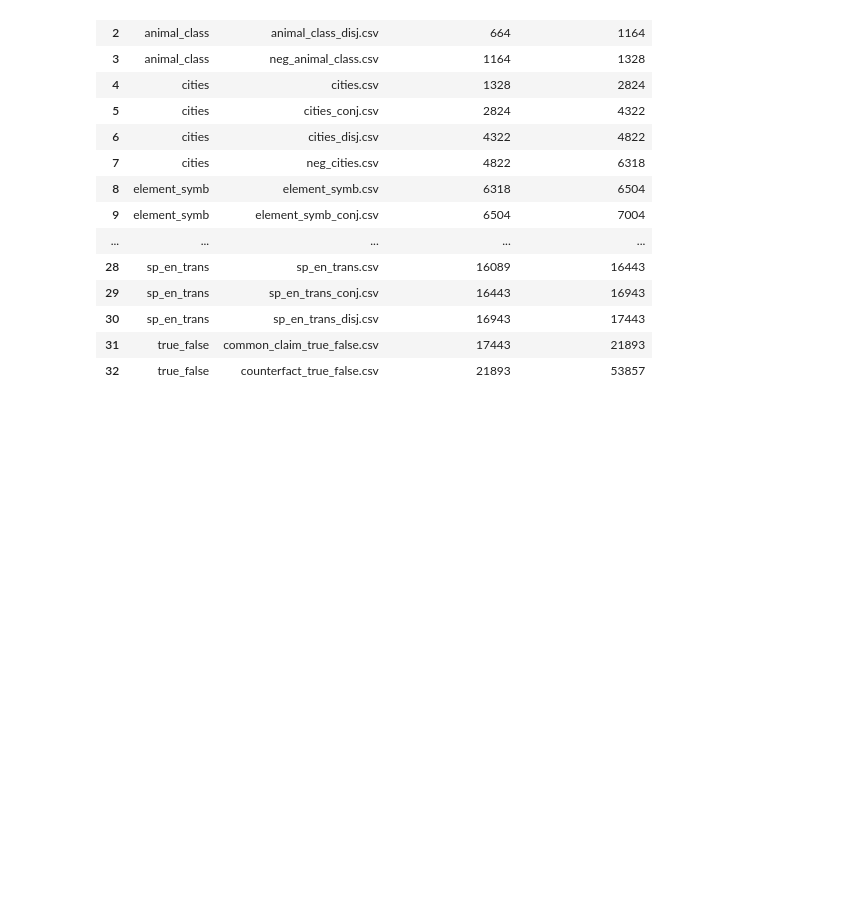
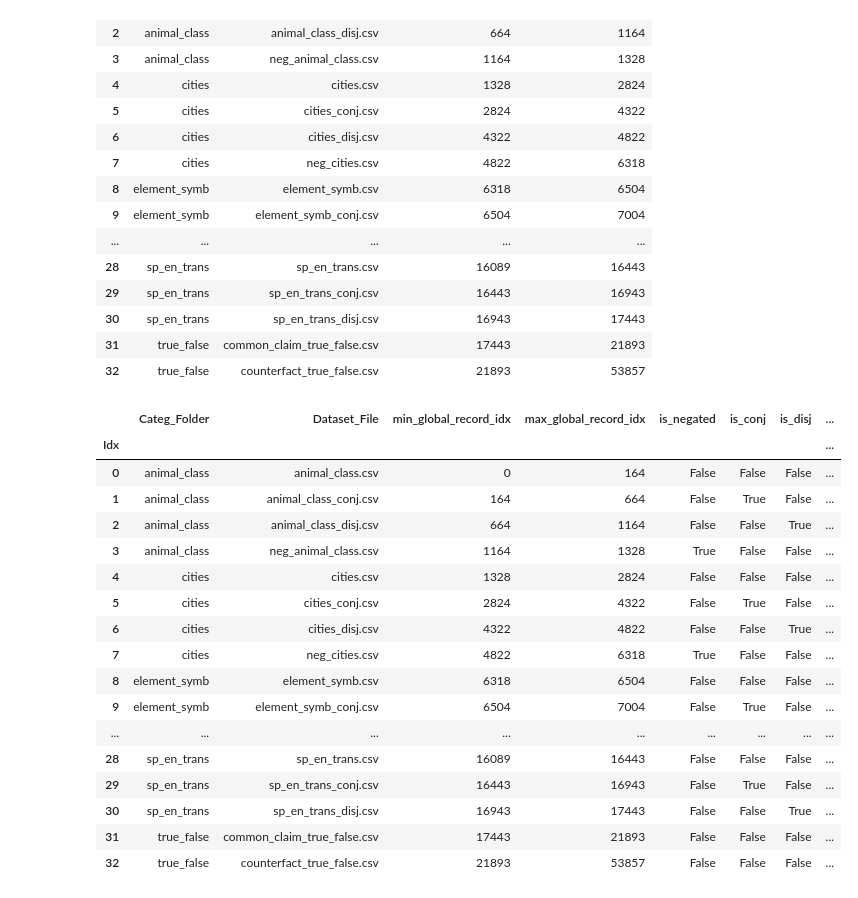
Before and after one commit to BareBeaverBat/TruthIsUniversalInPhi3_5, a Jupyter notebook: create_data_index.ipynb, the cells around one changed output. Saved outputs shown, nothing was run; the diff lists cells and outputs as text; code cells hidden in the pictures; blank space fills up the shorter version.

Commit message:
add explicit tracking of dataset attributes
in index

```diff
--- a/create_data_index.ipynb
+++ b/create_data_index.ipynb
@@ -132,3 +132,40 @@ for (idx, categ_folder_nm, dset_file_nm, _, _) in dset_folder_file_names_df.iter
         for index, row in curr_dset_df.iterrows():
             if row['statement'][-1] not in [".", "!", "?"]:
                 print(f"WARNING- in category {categ_folder_nm}, dataset {dset_file_nm}'s {index}th row has value with no period at the end: {row['statement']}")
+# %%
+dset_folder_file_names_df["is_negated"] = False
+dset_folder_file_names_df["is_conj"] = False
+dset_folder_file_names_df["is_disj"] = False
+#"is_other" refers to the "other" types of categories, the ones that don't have the simple "positive-negative-conjunction-disjunction" structure of dataset variants
+dset_folder_file_names_df["is_other"] = False
+# %%
+for (idx, categ_folder_nm, dset_file_nm, _,_,_,_,_,_) in dset_folder_file_names_df.itertuples():
+    if categ_folder_nm in ["real_world_scenarios", "relative_comparison", "true_false"]:
+        dset_folder_file_names_df.at[idx, 'is_other'] = True
+    elif dset_file_nm.startswith("neg_"):
+        dset_folder_file_names_df.at[idx, 'is_negated'] = True
+    elif dset_file_nm.endswith("_conj.csv"):
+        dset_folder_file_names_df.at[idx, 'is_conj'] = True
+    elif dset_file_nm.endswith("_disj.csv"):
+        dset_folder_file_names_df.at[idx, 'is_disj'] = True
+# %%
+dset_folder_file_names_df
+# %% [output]
+|  | Categ_Folder | Dataset_File | min_global_record_idx | max_global_record_idx | is_negated | is_conj | is_disj | ... |
+| Idx |  |  |  |  |  |  |  | ... |
+| 0 | animal_class | animal_class.csv | 0 | 164 | False | False | False | ... |
+| 1 | animal_class | animal_class_conj.csv | 164 | 664 | False | True | False | ... |
+| 2 | animal_class | animal_class_disj.csv | 664 | 1164 | False | False | True | ... |
+| 3 | animal_class | neg_animal_class.csv | 1164 | 1328 | True | False | False | ... |
+| 4 | cities | cities.csv | 1328 | 2824 | False | False | False | ... |
+| 5 | cities | cities_conj.csv | 2824 | 4322 | False | True | False | ... |
+| 6 | cities | cities_disj.csv | 4322 | 4822 | False | False | True | ... |
+| 7 | cities | neg_cities.csv | 4822 | 6318 | True | False | False | ... |
+| 8 | element_symb | element_symb.csv | 6318 | 6504 | False | False | False | ... |
+| 9 | element_symb | element_symb_conj.csv | 6504 | 7004 | False | True | False | ... |
+| ... | ... | ... | ... | ... | ... | ... | ... | ... |
+| 28 | sp_en_trans | sp_en_trans.csv | 16089 | 16443 | False | False | False | ... |
+| 29 | sp_en_trans | sp_en_trans_conj.csv | 16443 | 16943 | False | True | False | ... |
+| 30 | sp_en_trans | sp_en_trans_disj.csv | 16943 | 17443 | False | False | True | ... |
+| 31 | true_false | common_claim_true_false.csv | 17443 | 21893 | False | False | False | ... |
+| 32 | true_false | counterfact_true_false.csv | 21893 | 53857 | False | False | False | ... |
```
Also changed, not shown: parts of 1 cell of this notebook, 1 other file.
